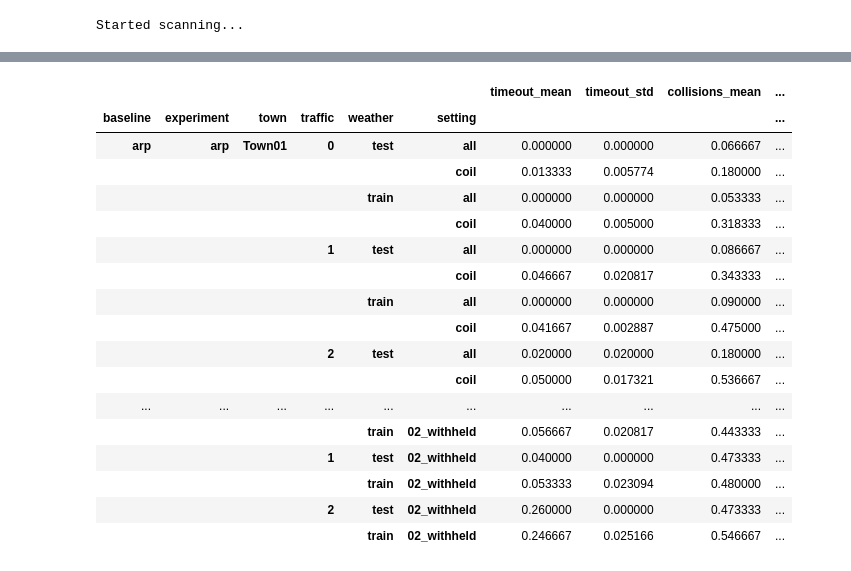
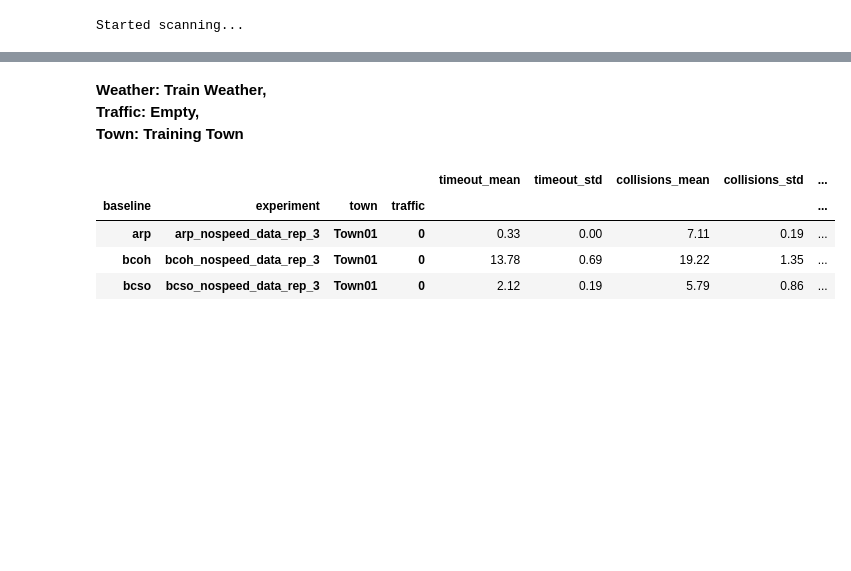
Before and after one commit to MaximilianHilbert/carla_garage, a Jupyter notebook: tools/closed_loop_analysis.ipynb, the cells around one changed output, grey strips where cells are left out. Drawn from its saved outputs; the diff is of its cells as text; code cells hidden in the pictures; blank space fills up the shorter version.

```diff
--- a/tools/closed_loop_analysis.ipynb
+++ b/tools/closed_loop_analysis.ipynb
@@ -60,7 +65,7 @@ import pandas as pd
 # %%
 print("Started scanning...")
 result_files = {}
-for root, dirs, files in os.walk("/home/maximilian/Master/first_large_evaluation_all_settings_all_baselines_partially_wrong_speed_input"):
+for root, dirs, files in os.walk("/home/maximilian/Master/carla_garage/current_evaluation_march3"):
     for dir in dirs:
         eval_reps = os.path.join(root, dir)
         if re.findall(".*_.*", dir):
@@ -75,7 +80,7 @@ for root, dirs, files in os.walk("/home/maximilian/Master/first_large_evaluation
 # %% [output]
 Started scanning...
 # %%
-weathers = {"train": [1, 3, 6, 8], "test": [10, 14]}
+weathers = {"train": [1, 6, 10, 14], "test": [3,8]}
 def weather_mapping(value):
     for key, value_lst in weathers.items():
         if value in value_lst:
@@ -108,11 +113,11 @@ for eval_rep, path_lst in tqdm(result_files.items()):
         eval_results["eval_rep"] = eval_rep
         df_lst.append(eval_results)
 df = pd.concat(df_lst, ignore_index=True)
-df["success"] = (df["timeout"] == 0) & (df["collision"] == 0)
+df["success"] = (df["timeout_blocked"] == 0) & (df["collision"] == 0)
 df["success"] = df["success"].astype("int")
 df["weather"] = df["weather"].map(lambda x: weather_mapping(x))
 groups = df.groupby(["baseline", "experiment", "town","traffic", "weather", "eval_rep", "setting"]).agg(
-    timeouts_percentage=("timeout", "mean"),
+    timeouts_percentage=("timeout_blocked", "mean"),
     collisions_percentage=("collision", "mean"),
     success_percentage=("success", "mean"),
 )
@@ -124,3 +129,5 @@ groups = groups.groupby(["baseline", "experiment", "town", "traffic", "weather",
     success_mean=("success_percentage", "mean"),
     success_std=("success_percentage", "std"),
 )
+# %%
+groups=(groups*100).round(2)
@@ -127,23 +155,14 @@ groups = groups.groupby(["baseline", "experiment", "town", "traffic", "weather",
 # %%
 pd.set_option('display.max_rows', 500)
-# %%
-groups
-# %% [output]
-|  |  |  |  |  |  | timeout_mean | timeout_std | collisions_mean | ... |
-| baseline | experiment | town | traffic | weather | setting |  |  |  | ... |
-| arp | arp | Town01 | 0 | test | all | 0.000000 | 0.000000 | 0.066667 | ... |
-|  |  |  |  |  | coil | 0.013333 | 0.005774 | 0.180000 | ... |
-|  |  |  |  | train | all | 0.000000 | 0.000000 | 0.053333 | ... |
-|  |  |  |  |  | coil | 0.040000 | 0.005000 | 0.318333 | ... |
-|  |  |  | 1 | test | all | 0.000000 | 0.000000 | 0.086667 | ... |
-|  |  |  |  |  | coil | 0.046667 | 0.020817 | 0.343333 | ... |
-|  |  |  |  | train | all | 0.000000 | 0.000000 | 0.090000 | ... |
-|  |  |  |  |  | coil | 0.041667 | 0.002887 | 0.475000 | ... |
-|  |  |  | 2 | test | all | 0.020000 | 0.020000 | 0.180000 | ... |
-|  |  |  |  |  | coil | 0.050000 | 0.017321 | 0.536667 | ... |
-| ... | ... | ... | ... | ... | ... | ... | ... | ... | ... |
-|  |  |  |  | train | 02_withheld | 0.056667 | 0.020817 | 0.443333 | ... |
-|  |  |  | 1 | test | 02_withheld | 0.040000 | 0.000000 | 0.473333 | ... |
-|  |  |  |  | train | 02_withheld | 0.053333 | 0.023094 | 0.480000 | ... |
-|  |  |  | 2 | test | 02_withheld | 0.260000 | 0.000000 | 0.473333 | ... |
-|  |  |  |  | train | 02_withheld | 0.246667 | 0.025166 | 0.546667 | ... |
+# %% [markdown]
+__Weather: Train Weather,\
+Traffic: Empty,\
+Town: Training Town__
+# %%
+groups.loc[(slice(None), slice(None), "Town01", 0, "train", "02_withheld")].reset_index(level=[4,5], drop=True)
+# %% [output]
+|  |  |  |  | timeout_mean | timeout_std | collisions_mean | collisions_std | ... |
+| baseline | experiment | town | traffic |  |  |  |  | ... |
+| arp | arp_nospeed_data_rep_3 | Town01 | 0 | 0.33 | 0.00 | 7.11 | 0.19 | ... |
+| bcoh | bcoh_nospeed_data_rep_3 | Town01 | 0 | 13.78 | 0.69 | 19.22 | 1.35 | ... |
+| bcso | bcso_nospeed_data_rep_3 | Town01 | 0 | 2.12 | 0.19 | 5.79 | 0.86 | ... |
```
Also changed, not shown: parts of 39 cells of this notebook.
